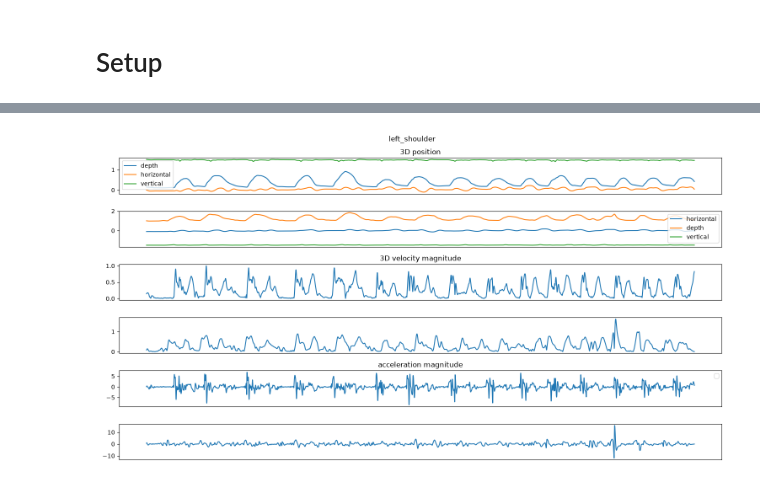
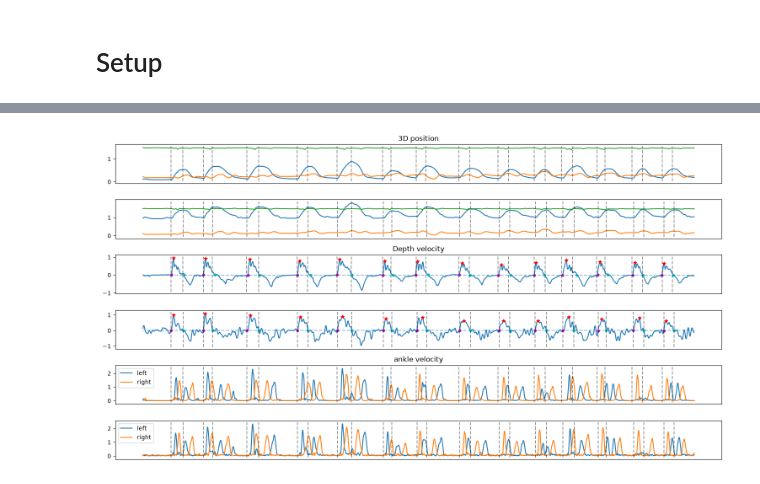
Before and after one commit to MateUnger/Realsense, a Jupyter notebook: PullTest.ipynb, the cells around one changed output, grey strips where cells are left out. Drawn from its saved outputs; the diff is of its cells as text; code cells hidden in the pictures.

```diff
--- a/PullTest.ipynb
+++ b/PullTest.ipynb
@@ -56,59 +69,64 @@ shape: (6887, 10, 3)
 # %%
 # 3D velocity & acceleration
 
-KPT_NAME = "left_shoulder"
-stereo_cut = 300
-qualisys_cut = 6300
+stereo_cut = 390
+qualisys_cut = 6050
 
-stereo_kpt = stereo_keypoints[stereo_cut:, stereo_labels.index(KPT_NAME), :]
-qualisys_kpt = qualisys_keypoints[:qualisys_cut, qualisys_labels.index(KPT_NAME), :]
+qualisys_shoulder = qualisys_keypoints[:qualisys_cut, qualisys_labels.index("mid_shoulder"), :]
+stereo_shoulder = stereo_keypoints[stereo_cut:, stereo_labels.index("mid_shoulder"), :]
 
-stereo_velocity, stereo_acceleration = get_velocity_and_acceleration(
-    keypoint=stereo_kpt, fps=stereo_metadata["fps"]
-)
-qualisys_velocity, qualisys_acceleration = get_velocity_and_acceleration(
-    keypoint=qualisys_kpt, fps=100
-)
+qualisys_shoulder_velocity = get_axis_velocity(qualisys_shoulder, 0, 100)
+stereo_shoulder_velocity = get_axis_velocity(stereo_shoulder, 0, 100)
+
+stereo_left_ankle = stereo_keypoints[stereo_cut:, stereo_labels.index("left_ankle"), :]
+qualisys_left_ankle = qualisys_keypoints[:qualisys_cut, qualisys_labels.index("left_ankle"), :]
+stereo_right_ankle = stereo_keypoints[stereo_cut:, stereo_labels.index("right_ankle"), :]
+qualisys_right_ankle = qualisys_keypoints[:qualisys_cut, qualisys_labels.index("right_ankle"), :]
+
+qualisys_left_ankle_velocity = np.linalg.norm(get_axis_velocity(qualisys_left_ankle, None, 100), axis=1)
+stereo_left_ankle_velocity = np.linalg.norm(get_axis_velocity(stereo_left_ankle, None, 100), axis=1)
+qualisys_right_ankle_velocity = np.linalg.norm(get_axis_velocity(qualisys_right_ankle, None, 100), axis=1)
+stereo_right_ankle_velocity = np.linalg.norm(get_axis_velocity(stereo_right_ankle, None, 100), axis=1)
+
+stereo_peak_indices, stereo_starts, stereo_ends = get_pull_onsets(velocity=stereo_shoulder_velocity)
+qualisys_peak_indices, qualisys_starts, qualisys_ends = get_pull_onsets(velocity=qualisys_shoulder_velocity)
 
 
-plt.close("all")
-fig, axs = plt.subplots(6, 1, figsize=(15, 8))
-fig.suptitle(KPT_NAME)
+if True:
+    plt.close("all")
+    fig, axs = plt.subplots(6, 1, figsize=(15, 8))
 
-axs[0].set_title("3D position")
-axs[0].plot(qualisys_kpt, label=["depth", "horizontal", "vertical"])
-axs[0].legend()
+    axs[0].set_title("3D position")
+    axs[0].plot(qualisys_shoulder, label=["depth", "vertical", "horizontal"])
+    axs[1].plot(stereo_shoulder)
 
-axs[1].plot(stereo_kpt, label=["horizontal", "depth", "vertical"])
-axs[1].legend()
+    axs[2].set_title("Depth velocity")
+    axs[2].plot(qualisys_shoulder_velocity)
+    axs[2].plot(qualisys_peak_indices, qualisys_shoulder_velocity[qualisys_peak_indices], "r*")
+    axs[2].plot(qualisys_starts, qualisys_shoulder_velocity[qualisys_starts], "mo", markersize=4)
+    axs[2].plot(qualisys_ends, qualisys_shoulder_velocity[qualisys_ends], "co", markersize=4)
+    axs[2].hlines(0, len(qualisys_shoulder_velocity), 0, linestyle="--", alpha=0.5)
 
-axs[2].set_title("3D velocity magnitude")
-axs[2].plot(qualisys_velocity)
+    axs[3].plot(stereo_shoulder_velocity)
+    axs[3].plot(stereo_peak_indices, stereo_shoulder_velocity[stereo_peak_indices], "r*")
+    axs[3].plot(stereo_starts, stereo_shoulder_velocity[stereo_starts], "mo", markersize=4)
+    axs[3].plot(stereo_ends, stereo_shoulder_velocity[stereo_ends], "co", markersize=4)
+    axs[3].hlines(0, len(stereo_shoulder_velocity), 0, linestyle="--", alpha=0.5)
 
-axs[3].plot(stereo_velocity)
+    axs[4].set_title("ankle velocity")
+    axs[4].plot(qualisys_left_ankle_velocity, label="left")
+    axs[4].plot(qualisys_right_ankle_velocity, label="right")
+    axs[4].legend(loc="upper left")
+    axs[5].plot(stereo_left_ankle_velocity, label="left")
+    axs[5].plot(stereo_right_ankle_velocity, label="right")
+    axs[5].legend(loc="upper left")
+    for ax in axs:
+        ax.set_xticks([])
+        ax_ymin, ax_ymax = ax.get_ylim()
+        for start, end in zip(stereo_starts, stereo_ends):
+            ax.vlines(start, ax_ymin, ax_ymax, color="k", linestyles="--", alpha=0.4)
+            ax.vlines(end, ax_ymin, ax_ymax, color="k", linestyles="--", alpha=0.4)
 
-axs[4].set_title("acceleration magnitude")
-axs[4].plot(qualisys_acceleration)
-axs[4].legend()
-
-axs[5].plot(stereo_acceleration, label="'raw'")
-
-
-
-for ax in axs[:]:
-    ax.set_xticks([])
-    # ax.vlines(170, -10,10)
-    # ax.vlines(380, -10,10)
-    # ax.vlines(690, -10,10)
-    # ax.vlines(895, -10,10)
-    # ax.vlines(1190, -10,10)
-    # ax.vlines(1495, -10,10)
-    # ax.vlines(1750, -10,10)
-    # ax.vlines(2050, -10,10)
-    # ax.vlines(2310, -10,10)
-    # ax.vlines(2600, -10,10)
-    # ax.vlines(2900, -10,10)
-    # ax.vlines(3175, -10,10)
-plt.tight_layout()
+    plt.tight_layout()
 # %% [output]
-[figure, old version]
+[figure, new version]
```
Also changed, not shown: parts of 7 cells of this notebook, 3 other files.
